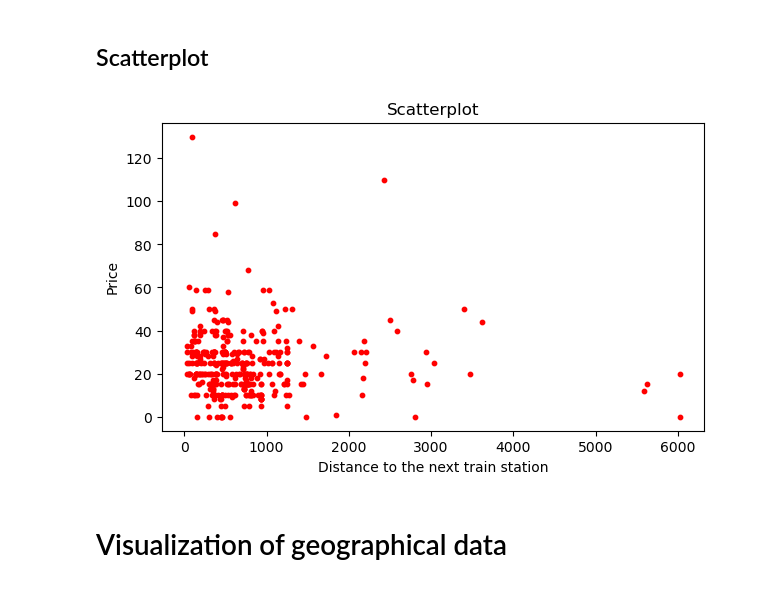
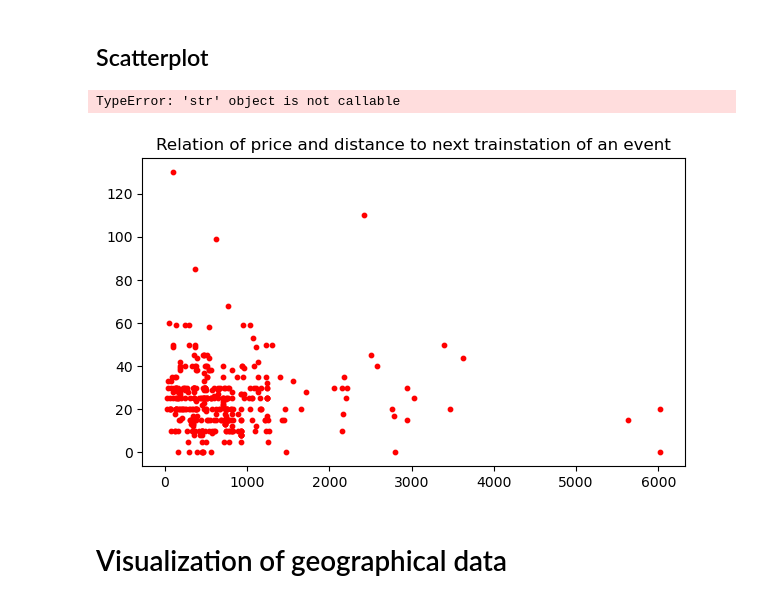
Before and after one commit to looiic/data_analytics, a Jupyter notebook: Projekt/EDA.ipynb, the cells around one changed output. Cells and saved outputs as stored; diff of their text form; code cells hidden in the pictures.

```diff
--- a/Projekt/EDA.ipynb
+++ b/Projekt/EDA.ipynb
@@ -28,6 +29,5 @@ df.shape
 ## Shape of data that has no missing value (so it has a price and duration)
 # %%
 df_price = df.dropna()
-df_price = df_price.dropna()
 df_price.shape
 # %% [output]
@@ -107,16 +115,17 @@ sns.boxplot(x=df_price['price'], color="red")
 # %%
 plt.figure(figsize=(7,4))
 plt.scatter(df_price['distance_bahnhof'],
            df_price['price'],
            color="red",
            alpha=1.0,
            s=10)
-plt.title('Scatterplot', fontsize=12)
-plt.xlabel('Distance to the next train station')
-plt.ylabel('Price')
+plt.title('Relation of price and distance to next trainstation of an event', fontsize=12)
+plt.xlabel('Distance to the next train station in meters')
+plt.ylabel('Price in CHF')
 plt.show()
 # %% [output]
+TypeError: 'str' object is not callable
-[figure, old version]
+[figure, new version]
 # %% [markdown]
 # Visualization of geographical data
 # %% [markdown]
```
Also changed, not shown: parts of 10 cells of this notebook, 7 other files.
